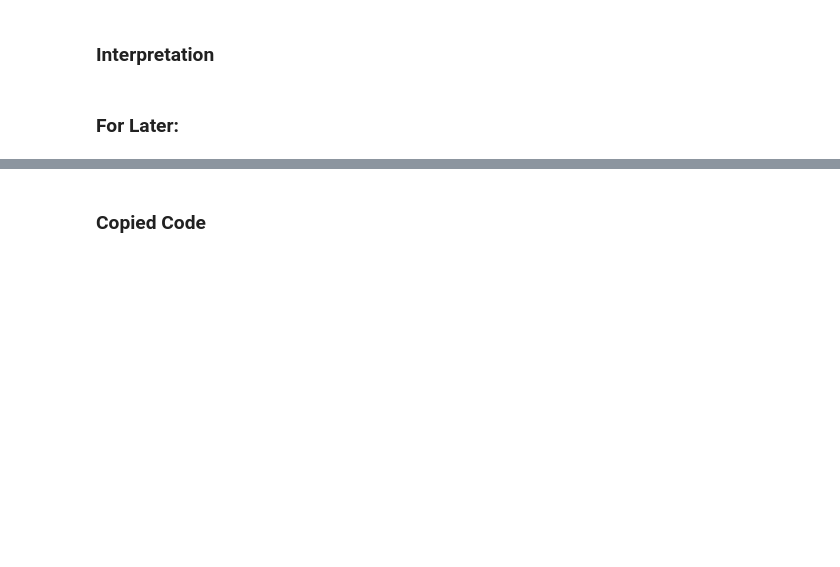
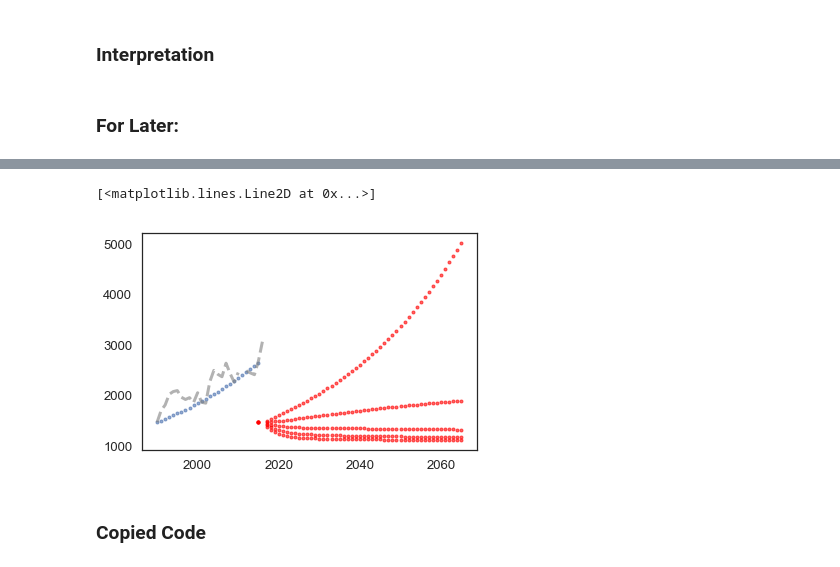
Before and after one commit to MellieZito/Project-1, a Jupyter notebook: code/otters.ipynb, the cells around one changed output, grey strips where cells are left out. Saved outputs shown, nothing was run; the diff lists cells and outputs as text; code cells hidden in the pictures; blank space fills up the shorter version.

```diff
--- a/code/otters.ipynb
+++ b/code/otters.ipynb
@@ -235,3 +253,37 @@ print
+# %%
+results_mature1 = run_simulation1(system, update_func1)[0];
+results_pups1 = run_simulation1(system, update_func1)[1];
+
+mature_2015 = get_last_value(results_mature1) # Gets final value of results_mature1
+
+pups_2015 = get_last_value(results_pups1) # Gets final value of results_pups1
+
+plot(results_mature1, '.', label = 'otters')
+
+death_rate_array = linspace(0, 0.2, 5) # Array for death rate sweep
+
+sweep_pups = SweepSeries() # Array to hold swept pup data
+sweep_mature = SweepSeries() # Array to hold swept mature data
+
+for death_rate in death_rate_array: # Sweeping death rate
+    results_mature = run_simulation2(system, update_func2)[0];
+    results_pups = run_simulation2(system, update_func2)[1];
+
+    sweep_pups = results_pups
+    sweep_mature = results_mature #+ results_mature1
+
+    empty = TimeSeries()
+
+    plot(sweep_mature, '.', color = 'red', label = 'help')
+#     plot(results_mature# + results_mature1
+#          , ':', label='model otters')
+
+
+
+plot(f_mature+m_mature, "--", color='gray', label='og otters')
+# %% [output]
+[<matplotlib.lines.Line2D at 0x...>]
+[figure, added]
 # %% [markdown]
 ### Copied Code
 # %% [markdown]
```
Also changed, not shown: parts of 5 cells of this notebook.
